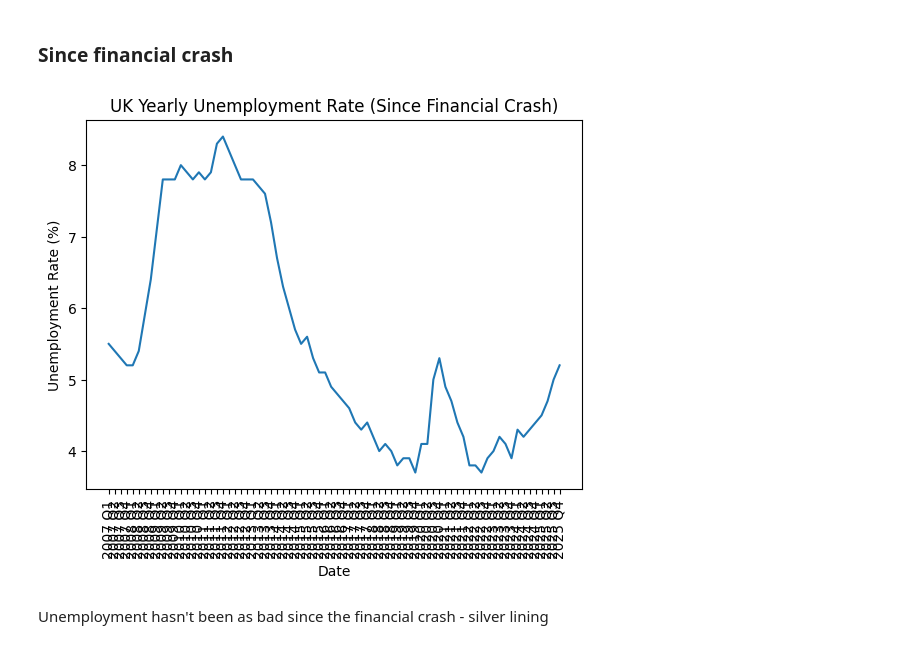
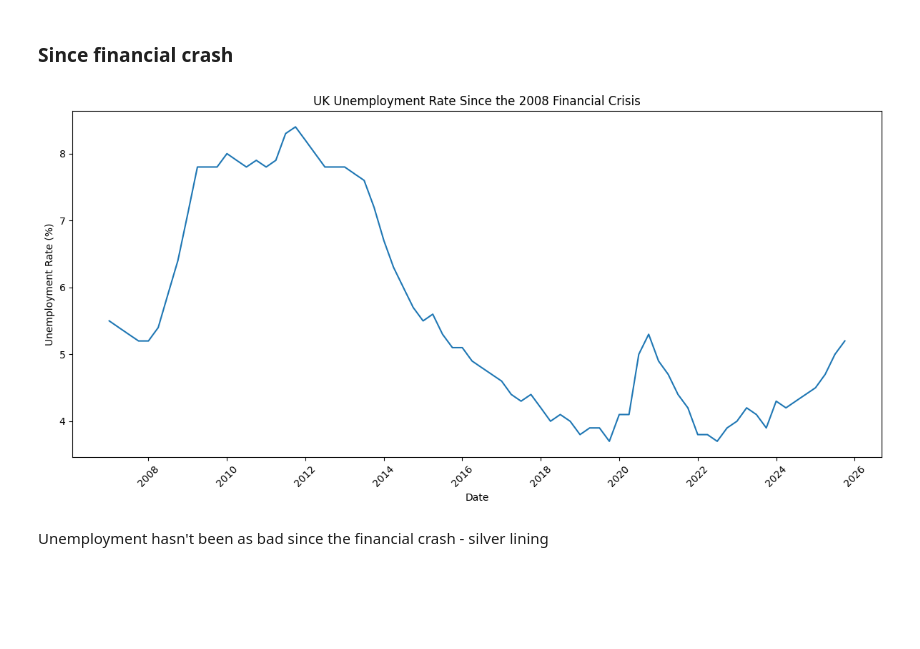
Before and after one commit to neer-shah/UK-unemployment-2026, a Jupyter notebook: main.ipynb, the cells around one changed output. Saved outputs shown, nothing was run; the diff lists cells and outputs as text; code cells hidden in the pictures; blank space fills up the shorter version.

```diff
--- a/main.ipynb
+++ b/main.ipynb
@@ -54,7 +54,11 @@ fin_crash_df["Year"] = fin_crash_df["Date"].str[:4].astype(int)
 fin_crash_df["Quarter"] = fin_crash_df["Date"].str[-2:]
 fin_crash_df = fin_crash_df[fin_crash_df["Year"] >= 2007]
 
-fin_crash_df.head(12)
+# Convert to real datetime
+fin_crash_df["Date"] = pd.PeriodIndex(
+    fin_crash_df["Year"].astype(str) + fin_crash_df["Quarter"],
+    freq="Q"
+).to_timestamp()
 # %% [output]
 A value is trying to be set on a copy of a slice from a DataFrame.
 Try using .loc[row_indexer,col_indexer] = value instead
@@ -183,15 +174,25 @@ This graph shows the level of unemployment. Fluctuates. As expected during COVID
 # %% [markdown]
 ### Since financial crash
 # %%
-plt.figure()
+import matplotlib.dates as mdates
+
+plt.figure(figsize=(12,6))
+
 plt.plot(fin_crash_df["Date"], fin_crash_df["Unemployment rate (%)"])
-plt.xticks(rotation=90)
+
 plt.xlabel("Date")
 plt.ylabel("Unemployment Rate (%)")
-plt.title("UK Yearly Unemployment Rate (Since Financial Crash)")
+plt.title("UK Unemployment Rate Since the 2008 Financial Crisis")
+
+plt.gca().xaxis.set_major_locator(mdates.YearLocator(2))
+plt.gca().xaxis.set_major_formatter(mdates.DateFormatter('%Y'))
+
+plt.xticks(rotation=45)
+plt.tight_layout()
+
 plt.show()
 # %% [output]
-[figure, old version]
+[figure, new version]
 # %% [markdown]
 Unemployment hasn't been as bad since the financial crash - silver lining
 # %% [markdown]
```
Also changed, not shown: parts of 5 cells of this notebook.
